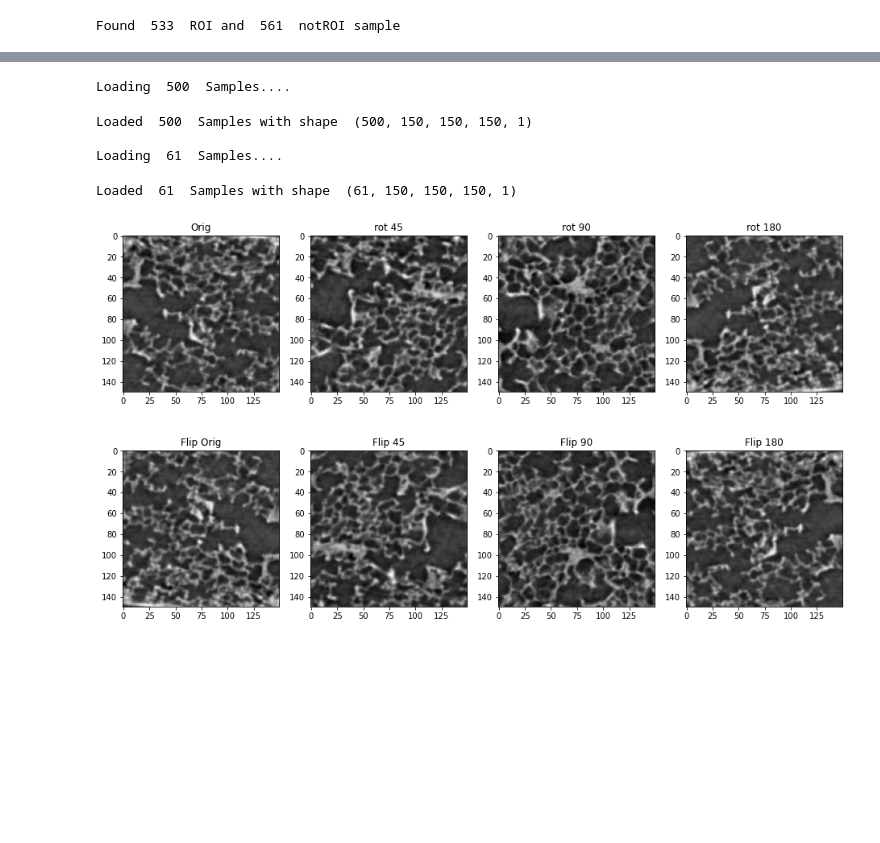
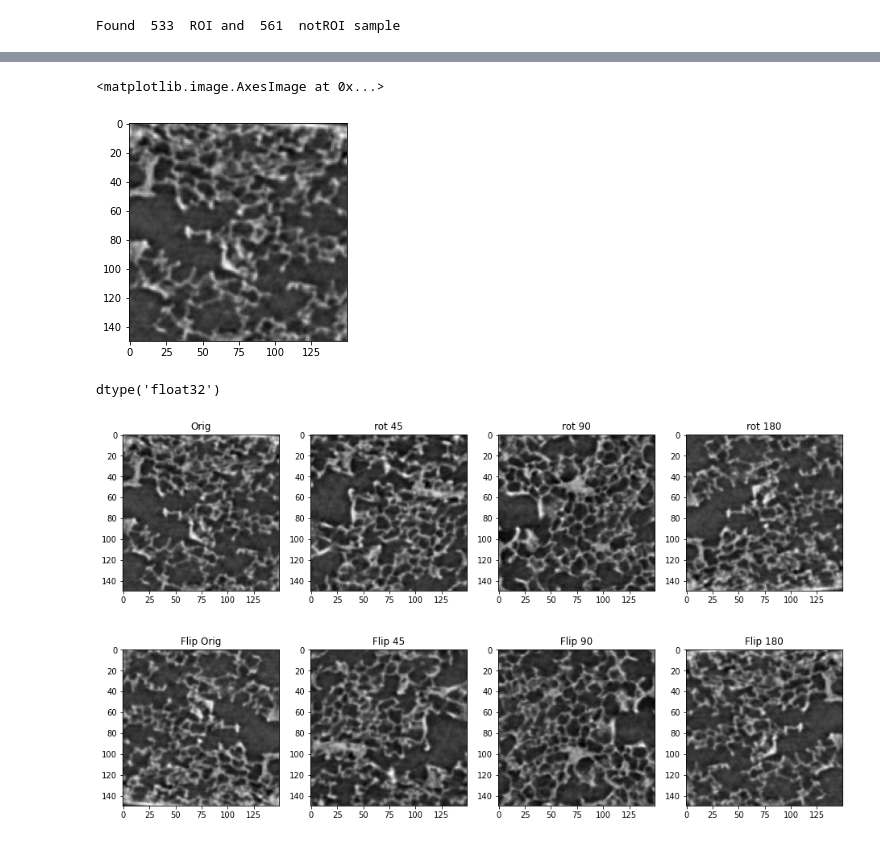
Before and after one commit to mrahmansagar/roiClassifier, a Jupyter notebook: data_preprocessing.ipynb, the cells around one changed output, grey strips where cells are left out. Cells and saved outputs as stored; diff of their text form; code cells hidden in the pictures; blank space fills up the shorter version.

```diff
--- a/data_preprocessing.ipynb
+++ b/data_preprocessing.ipynb
@@ -46,14 +46,17 @@ Found  533  ROI and  561  notROI sample
 path_roi = shuffle(path_roi, random_state=3)
 path_notRoi = shuffle(path_notRoi, random_state=3)
 # %%
-train_roi_path, test_roi_path = path_roi[0:500], path_roi[500:533]
-train_notRoi_path, test_notRoi_path = path_notRoi[0:500], path_notRoi[500:561]
+tmp_roi_path, test_roi_path = path_roi[0:500], path_roi[500:533]
+tmp_notRoi_path, test_notRoi_path = path_notRoi[0:500], path_notRoi[500:561]
+# %%
+train_roi_path, val_roi_path = tmp_roi_path[0:425], tmp_roi_path[425:500]
+train_notRoi_path, val_notRoi_path = tmp_notRoi_path[0:425], tmp_notRoi_path[425:500]
 # %%
 def create_formatted_data(dataPath, xdim=300, ydim=300, zdim=300, resize_factor=(0.5, 0.5, 0.5)):
 
     print('Loading ', len(dataPath), ' Samples.... ')
 
-    formattedData = np.empty(shape=(len(dataPath), int(xdim*resize_factor[0]), int(ydim*resize_factor[1]), int(zdim*resize_factor[2]), 1), dtype=np.float32)
+    formattedData = np.zeros(shape=(len(dataPath), int(xdim*resize_factor[0]), int(ydim*resize_factor[1]), int(zdim*resize_factor[2]), 1), dtype=np.float32)
 
     for i, afile in enumerate(tqdm(dataPath)):
         raw_vol = []
@@ -66,9 +69,10 @@ def create_formatted_data(dataPath, xdim=300, ydim=300, zdim=300, resize_factor=
 
         raw_vol = np.asarray(raw_vol)
         raw_vol = np.nan_to_num(raw_vol)
+        raw_vol = ndimage.zoom(raw_vol, resize_factor, order=1)
         # Normalize the data : 0-1
         vol = norm(raw_vol)
-        formattedData[i, :, :, :, 0] = ndimage.zoom(vol, resize_factor, order=1)
+        formattedData[i, :, :, :, 0] = vol
 
     print('Loaded ', len(dataPath), ' Samples with shape ', formattedData.shape, '\n')
     return formattedData
@@ -84,12 +106,12 @@ Loaded  33  Samples with shape  (33, 150, 150, 150, 1)
-# %%
-train_notRoi = create_formatted_data(train_notRoi_path)
-test_notRoi = create_formatted_data(test_notRoi_path)
-# %% [output]
-Loading  500  Samples....
-Loaded  500  Samples with shape  (500, 150, 150, 150, 1)
-
-Loading  61  Samples....
-Loaded  61  Samples with shape  (61, 150, 150, 150, 1)
+# %%
+plt.imshow(train_roi[0, 75, :, :, 0], cmap='gray')
+# %% [output]
+<matplotlib.image.AxesImage at 0x...>
+[figure, added]
+# %%
+train_roi.dtype
+# %% [output]
+dtype('float32')
 # %%
 # Creating the label
 train_roi_label = []
```
Also changed, not shown: parts of 16 cells of this notebook, 2 other files.
